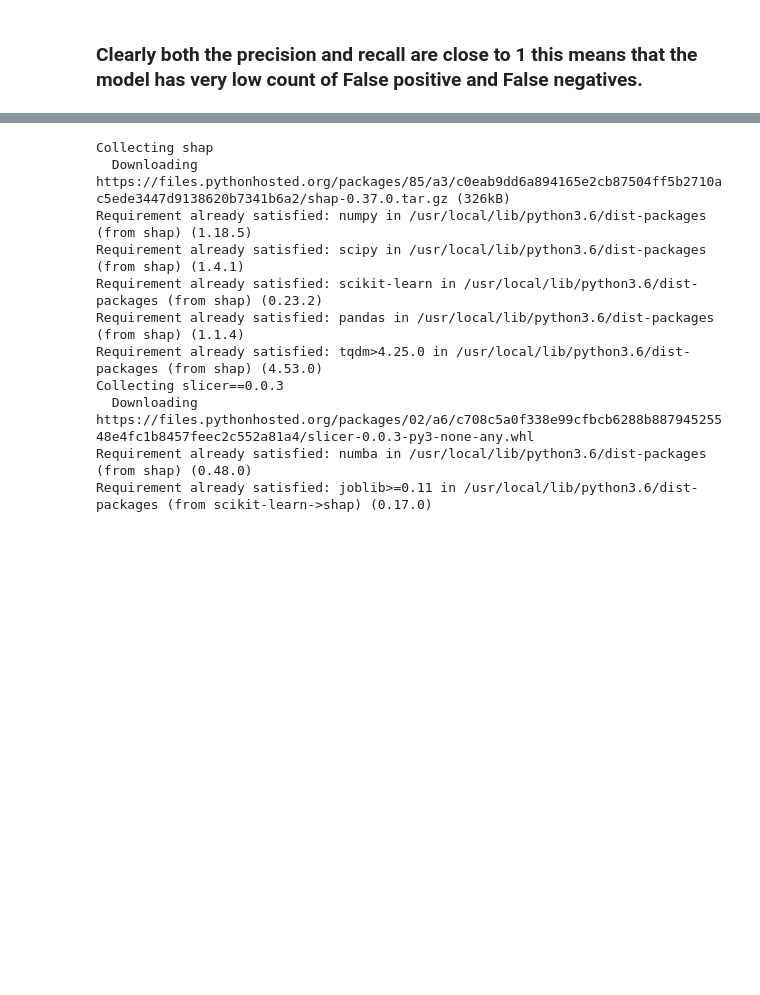
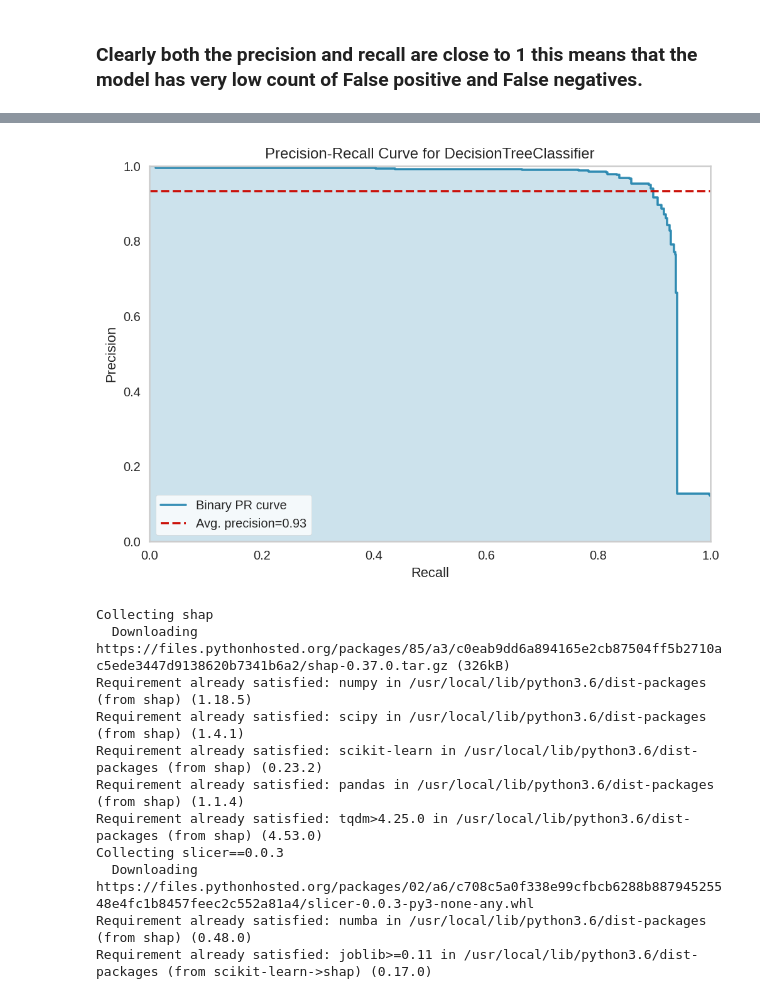
Before and after one commit to abhinavgairola/Lending_Club_Project, a Jupyter notebook: Machine_Learning.ipynb, the cells around one changed output, grey strips where cells are left out. Cells and saved outputs as stored; diff of their text form; code cells hidden in the pictures; blank space fills up the shorter version.

```diff
--- a/Machine_Learning.ipynb
+++ b/Machine_Learning.ipynb
@@ -366,3 +403,7 @@ plot_model(tuned_lr, plot = 'pr',scale=2)
+# %%
+plot_model(tuned_dt, plot = 'pr',scale=2)
+# %% [output]
+[figure, added]
 # %%
 !pip install shap
 # %% [output]
```
Also changed, not shown: parts of 5 cells of this notebook.
